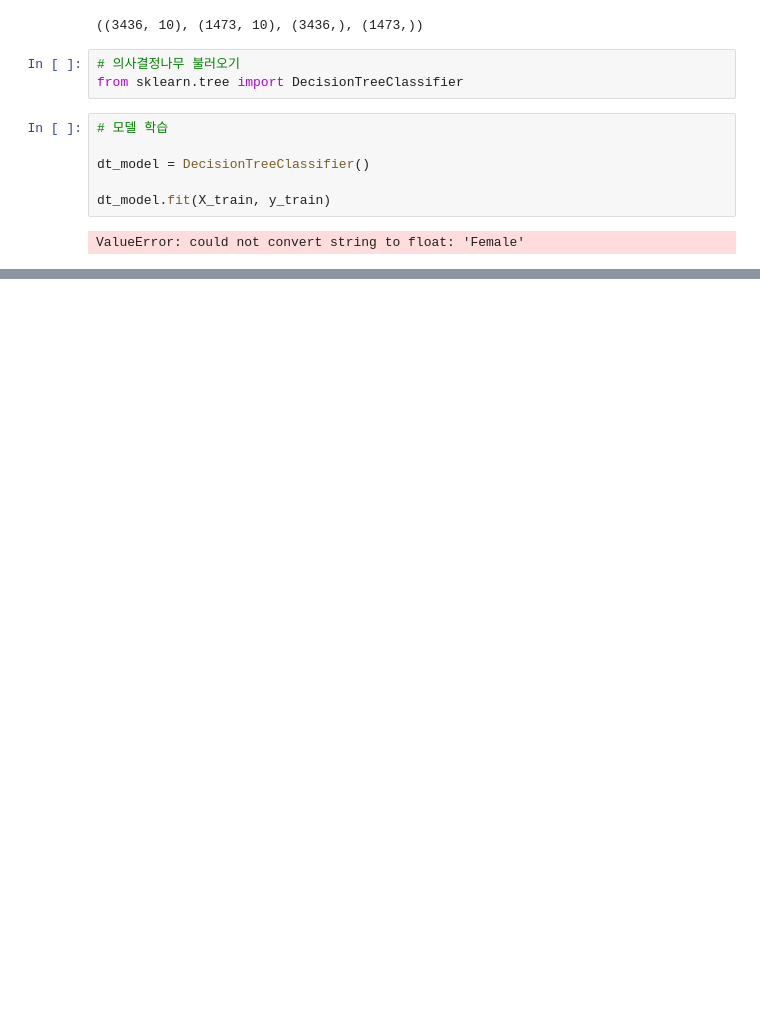
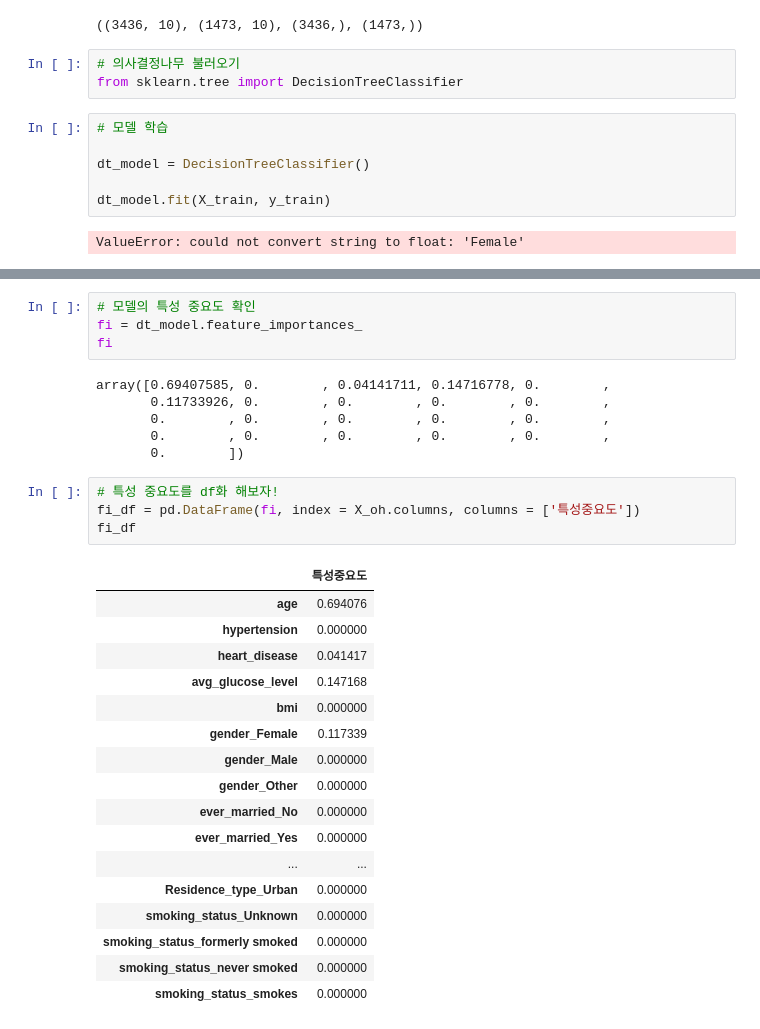
Before and after one commit to rlaj0730-design/python_study, a Jupyter notebook: jupyter_notebook/05.machine learning/ex02_뇌졸중분류(decisiontree).ipynb, the cells around one changed output, grey strips where cells are left out. Drawn from its saved outputs; the diff is of its cells as text; blank space fills up the shorter version.

```diff
--- a/jupyter_notebook/05.machine learning/ex02_뇌졸중분류(decisiontree).ipynb
+++ b/jupyter_notebook/05.machine learning/ex02_뇌졸중분류(decisiontree).ipynb
@@ -93,0 +411,32 @@ ValueError: could not convert string to float: 'Female'
+# %%
+# 모델의 특성 중요도 확인
+fi = dt_model.feature_importances_
+fi
+# %% [output]
+array([0.69407585, 0.        , 0.04141711, 0.14716778, 0.        ,
+       0.11733926, 0.        , 0.        , 0.        , 0.        ,
+       0.        , 0.        , 0.        , 0.        , 0.        ,
+       0.        , 0.        , 0.        , 0.        , 0.        ,
+       0.        ])
+# %%
+# 특성 중요도를 df화 해보자!
+fi_df = pd.DataFrame(fi, index = X_oh.columns, columns = ['특성중요도'])
+fi_df
+# %% [output]
+|  | 특성중요도 |
+| age | 0.694076 |
+| hypertension | 0.000000 |
+| heart_disease | 0.041417 |
+| avg_glucose_level | 0.147168 |
+| bmi | 0.000000 |
+| gender_Female | 0.117339 |
+| gender_Male | 0.000000 |
+| gender_Other | 0.000000 |
+| ever_married_No | 0.000000 |
+| ever_married_Yes | 0.000000 |
+| ... | ... |
+| Residence_type_Urban | 0.000000 |
+| smoking_status_Unknown | 0.000000 |
+| smoking_status_formerly smoked | 0.000000 |
+| smoking_status_never smoked | 0.000000 |
+| smoking_status_smokes | 0.000000 |
```
Also changed, not shown: parts of 34 cells of this notebook.
